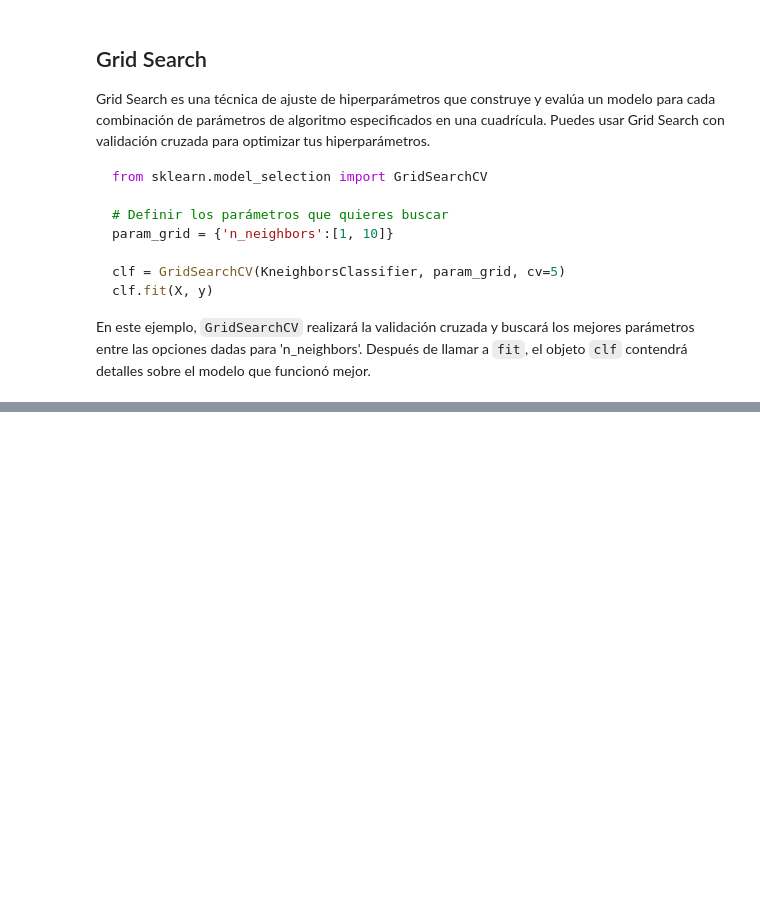
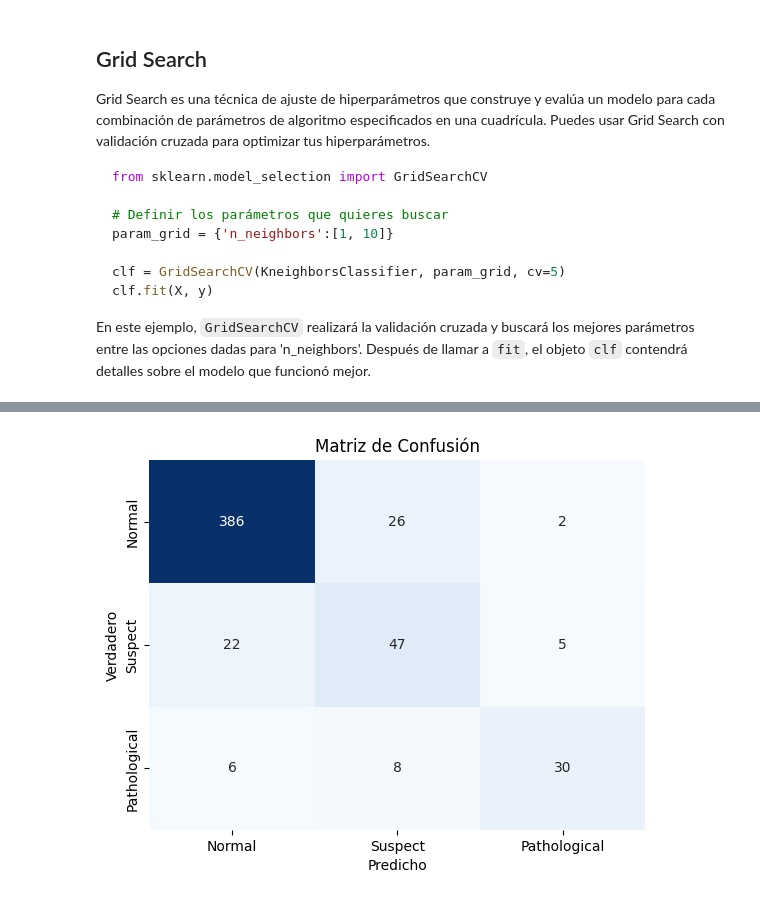
Before and after one commit to jeedorsa/Bootcamp-Data-Science, a Jupyter notebook: Clases/Classification/ClassificationModels.ipynb, the cells around one changed output, grey strips where cells are left out. Cells and saved outputs as stored; diff of their text form; code cells hidden in the pictures; blank space fills up the shorter version.

```diff
--- a/Clases/Classification/ClassificationModels.ipynb
+++ b/Clases/Classification/ClassificationModels.ipynb
@@ -1230,0 +1641,11 @@ En este ejemplo, `GridSearchCV` realizará la validación cruzada y buscará los
+# %%
+import time
+
+param_grid = {'C': [0.001, 0.01, 0.1,1,10],
+              'penalty': ['l1', 'l2'],
+              'solver': ['newton-cg','lbfgs','liblinear','sag']}
+
+grid = GridSearchCV(LogisticRegression(), param_grid, refit=True, verbose=2)
+start_time=time.time()
+grid.fit(X_train_processed, y_train)
+end_time=time.time()
@@ -1230,0 +1730,3 @@ En este ejemplo, `GridSearchCV` realizará la validación cruzada y buscará los
+# %%
+best_params=grid.best_params_
+print(best_params)
@@ -1230,0 +1735,5 @@ En este ejemplo, `GridSearchCV` realizará la validación cruzada y buscará los
+# %%
+lr=LogisticRegression(**best_params)
+lr.fit(X_train_processed,y_train)
+y_pred=lr.predict(X_test_processed)
+print(classification_report(y_test,y_pred))
@@ -1230,0 +1750,16 @@ En este ejemplo, `GridSearchCV` realizará la validación cruzada y buscará los
+# %%
+cm = confusion_matrix(y_test, y_pred)
+
+fig, ax = plt.subplots()
+
+sns.heatmap(cm, annot=True, fmt='d', ax=ax, cmap="Blues", cbar=False)
+
+ax.set_xlabel('Predicho')
+ax.set_ylabel('Verdadero')
+ax.set_title('Matriz de Confusión')
+ax.xaxis.set_ticklabels(['Normal', 'Suspect','Pathological'])
+ax.yaxis.set_ticklabels(['Normal', 'Suspect','Pathological'])
+
+plt.show()
+# %% [output]
+[figure, added]
```
Also changed, not shown: parts of 25 cells of this notebook.
